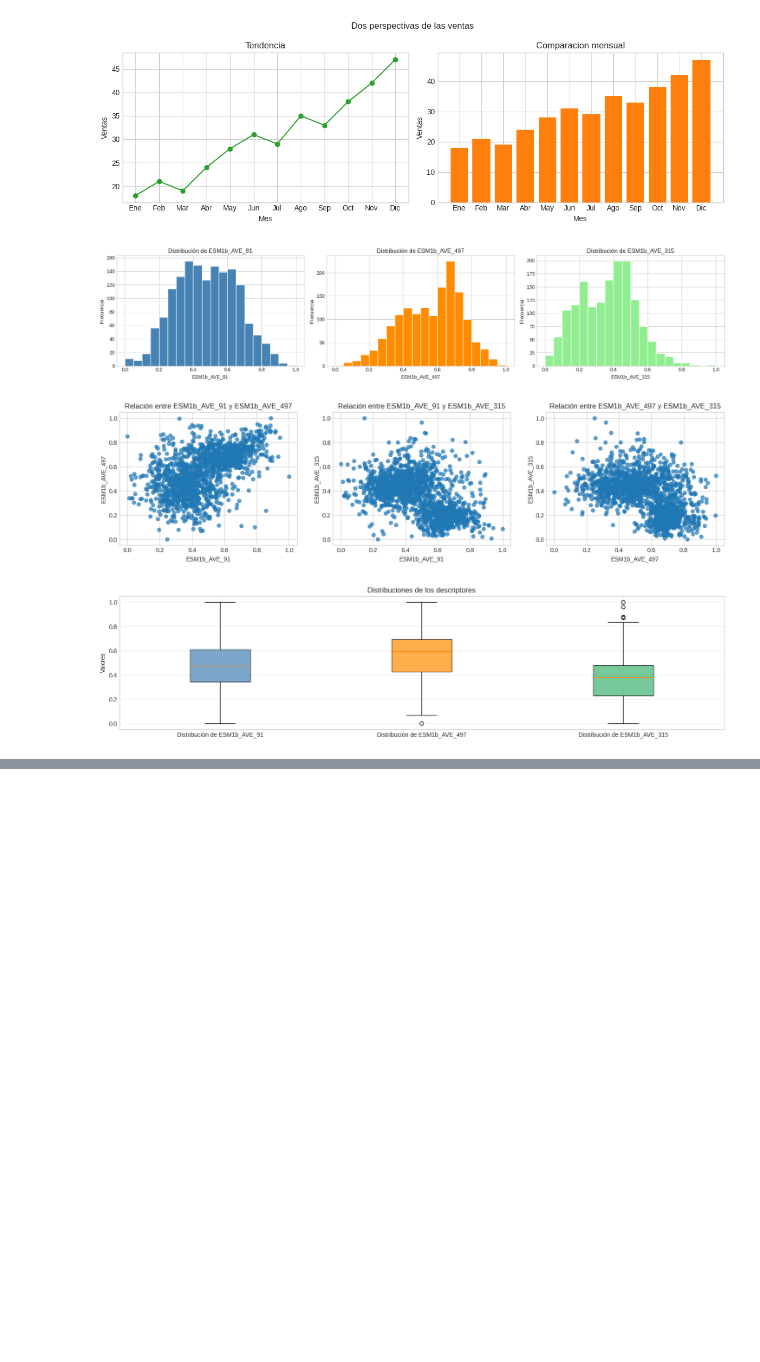
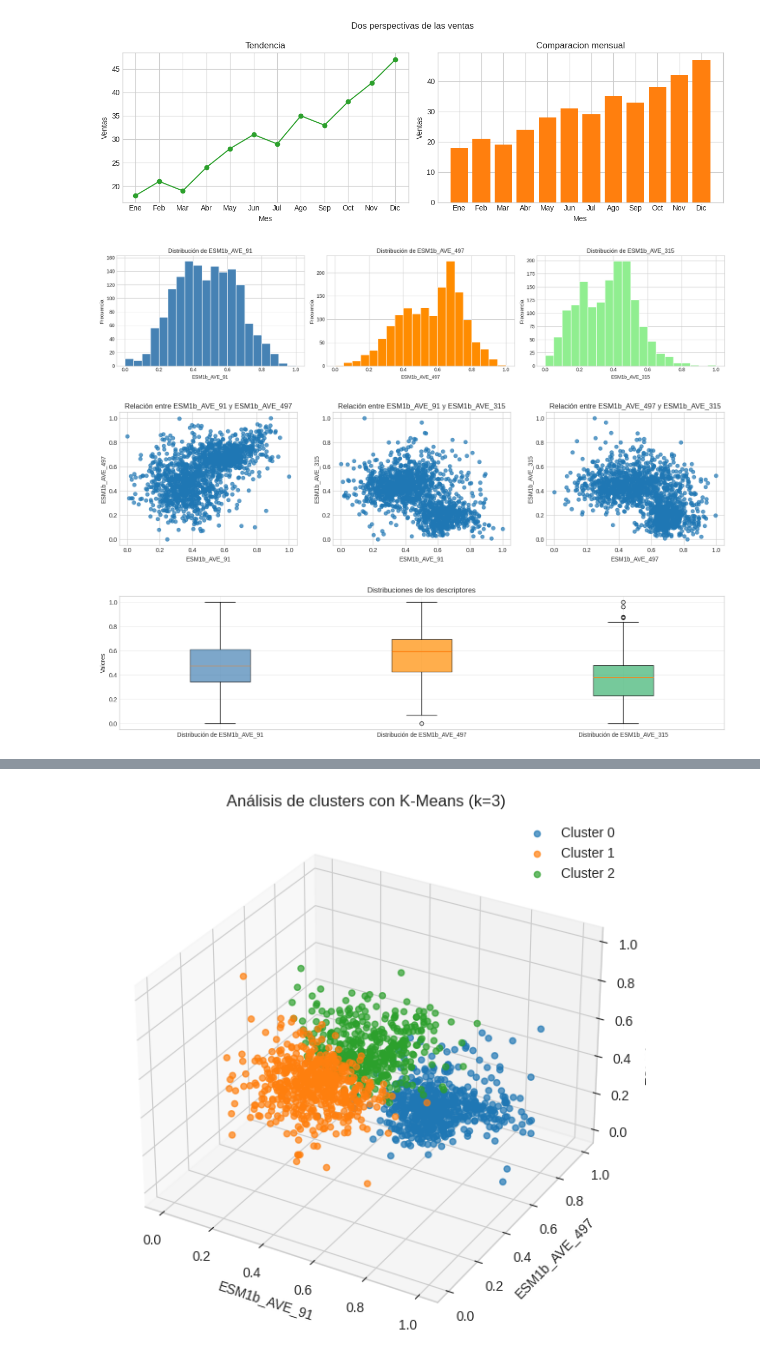
Before and after one commit to lgarciaag89/DataScienceCourse, a Jupyter notebook: ejemplos_graficos.ipynb, the cells around one changed output, grey strips where cells are left out. Cells and saved outputs as stored; diff of their text form; code cells hidden in the pictures; blank space fills up the shorter version.

```diff
--- a/ejemplos_graficos.ipynb
+++ b/ejemplos_graficos.ipynb
@@ -198,40 +198,117 @@ plt.show()
 [figure]
 [figure]
 # %%
+import pandas as pd
+import matplotlib.pyplot as plt
+
 from sklearn.cluster import KMeans
 from sklearn.preprocessing import StandardScaler
-from mpl_toolkits.mplot3d import Axes3D
+from sklearn.manifold import TSNE
 
 
+# ==========================================
+# Cargar datos
+# ==========================================
+
 datos = pd.read_csv('/content/afp_pep.csv')
+
+# Tres descriptores
 desc_1 = datos.columns[0]
 desc_2 = datos.columns[1]
 desc_3 = datos.columns[2]
 
-# Crear los 3 clusters
-modelo = KMeans(n_clusters=3, random_state=42, n_init=10)
-datos["cluster"] = modelo.fit_predict(X)
+# Matriz de descriptores
+X_scaled = datos[[desc_1, desc_2, desc_3]]
+
+
+# ==========================================
+# K-Means: 3 clusters
+# ==========================================
+
+modelo = KMeans(
+    n_clusters=3,
+    random_state=42,
+    n_init=10
+)
+
+clusters = modelo.fit_predict(X_scaled)
+
+# Guardar los clusters en el DataFrame
+datos["cluster"] = clusters
 
 print(datos["cluster"].value_counts().sort_index())
+
 display(datos.head())
 
+
+# ==========================================
 # Visualización tridimensional
+# ==========================================
+
 fig = plt.figure(figsize=(10, 7))
+
 ax = fig.add_subplot(111, projection="3d")
 
 for cluster in sorted(datos["cluster"].unique()):
+
     seleccion = datos["cluster"] == cluster
+
     ax.scatter(
-        datos.loc[seleccion, "grupo3"],
-        datos.loc[seleccion, "horas_estudio"],
-        datos.loc[seleccion, "notas"],
+        X_scaled.loc[seleccion, desc_1],
+        X_scaled.loc[seleccion, desc_2],
+        X_scaled.loc[seleccion, desc_3],
         label=f"Cluster {cluster}",
         alpha=0.7
     )
 
-ax.set_xlabel("Grupo 3")
-ax.set_ylabel("Horas de estudio")
-ax.set_zlabel("Notas")
+ax.set_xlabel(desc_1)
+ax.set_ylabel(desc_2)
+ax.set_zlabel(desc_3)
+
 ax.set_title("Análisis de clusters con K-Means (k=3)")
+
 ax.legend()
+
 plt.show()
+
+
+# ==========================================
+# t-SNE
+# ==========================================
+
+tsne = TSNE(
+    n_components=2,
+    random_state=42
+)
+
+datos_2d = tsne.fit_transform(X_scaled)
+
+
+# ==========================================
+# Visualización t-SNE
+# ==========================================
+
+plt.figure(figsize=(10, 7))
+
+for cluster in sorted(datos["cluster"].unique()):
+
+    seleccion = datos["cluster"] == cluster
+
+    plt.scatter(
+        datos_2d[seleccion, 0],
+        datos_2d[seleccion, 1],
+        label=f"Cluster {cluster}",
+        alpha=0.7
+    )
+
+plt.xlabel("Componente 1")
+plt.ylabel("Componente 2")
+
+plt.title("Reducción de dimensionalidad con t-SNE")
+
+plt.legend()
+
+plt.grid(alpha=0.3)
+
+plt.show()
+# %% [output]
@@ -237,0 +326 @@ plt.show()
+[figure, added]
```
Also changed, not shown: parts of 1 cell of this notebook, 10 other files.
